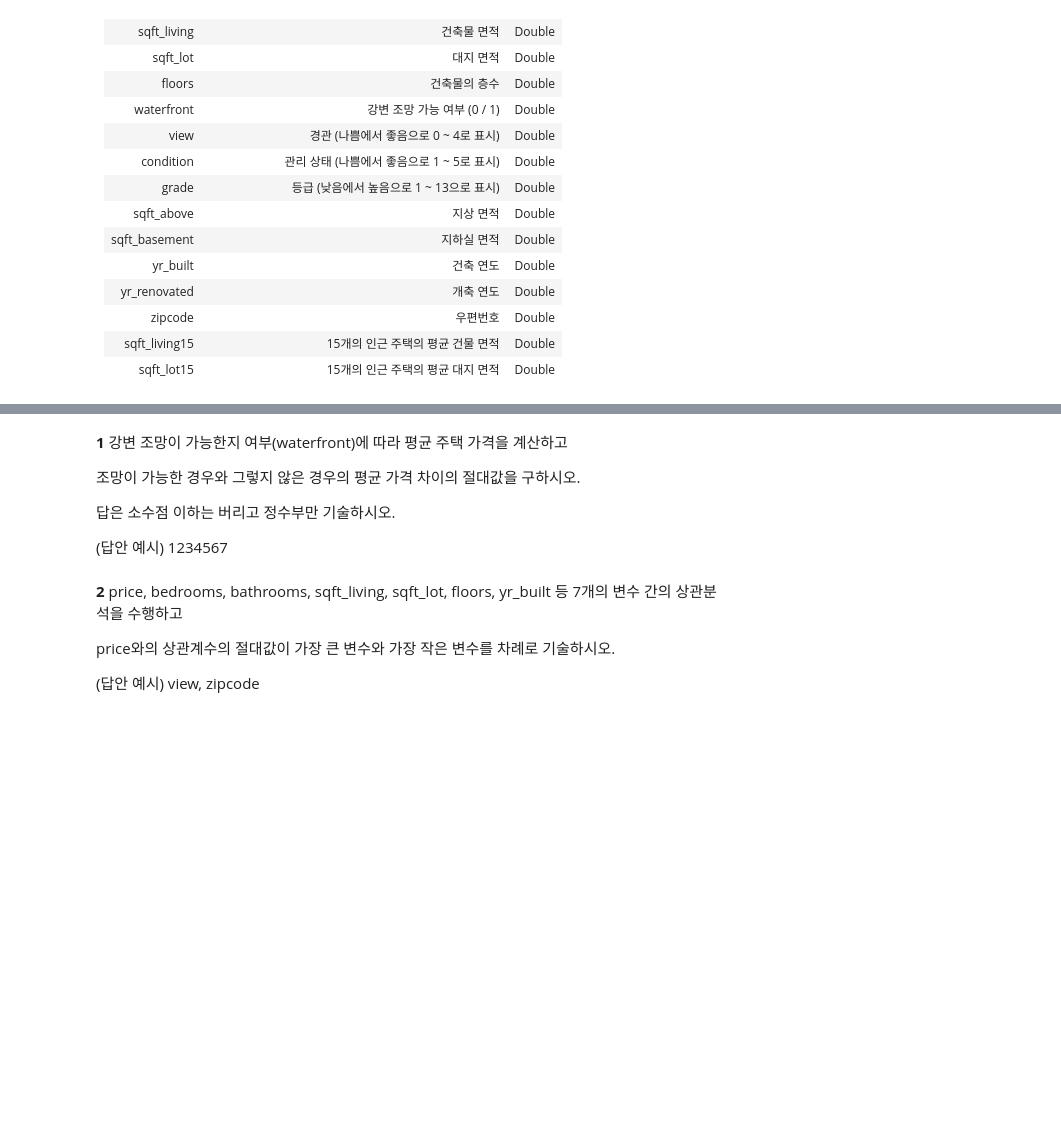
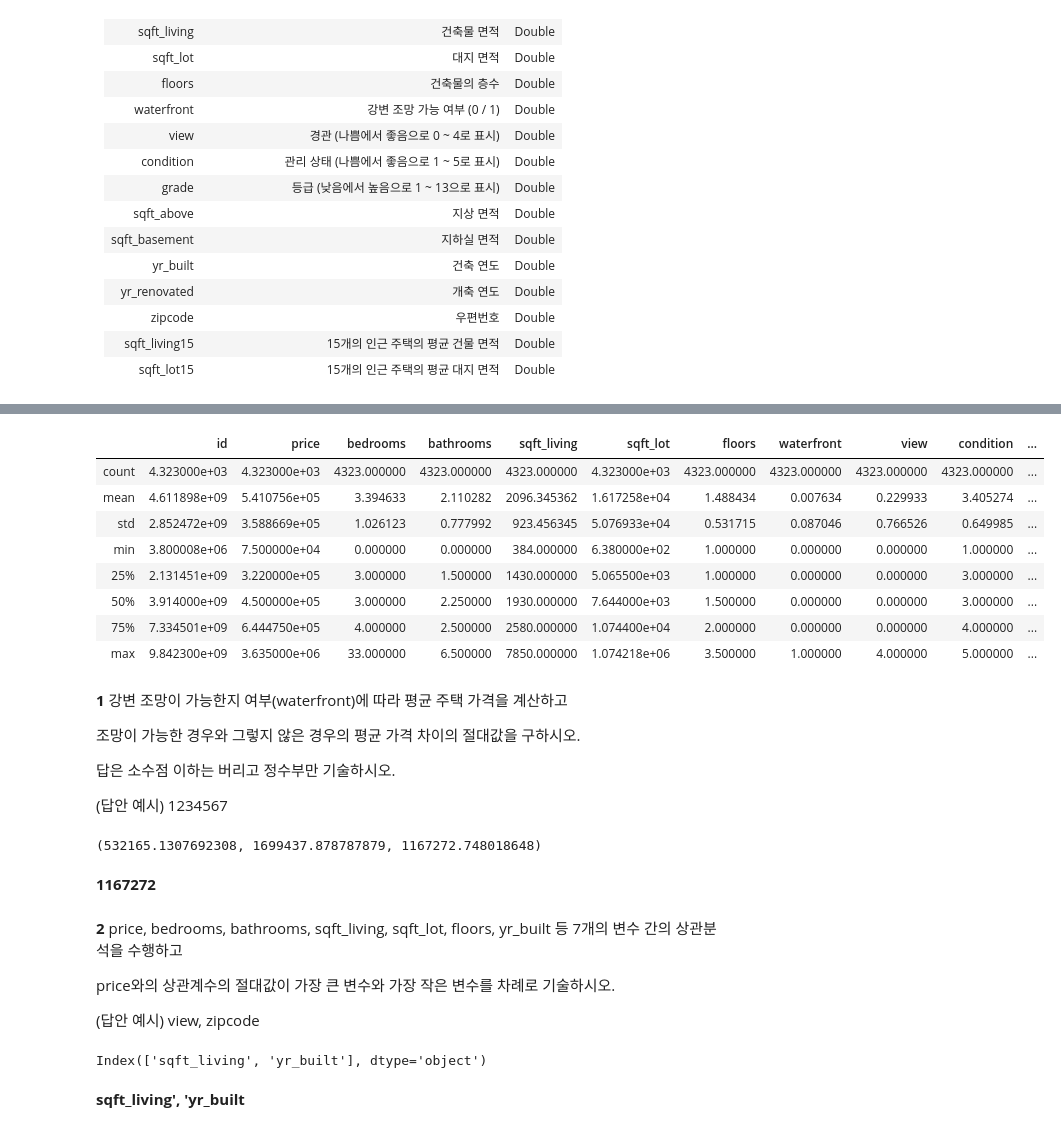
Before and after one commit to sunkusun9/prods_asso, a Jupyter notebook: prods_asso_실기풀이.ipynb, the cells around one changed output, grey strips where cells are left out. Drawn from its saved outputs; the diff is of its cells as text; code cells hidden in the pictures; blank space fills up the shorter version.

```diff
--- a/prods_asso_실기풀이.ipynb
+++ b/prods_asso_실기풀이.ipynb
@@ -105,3 +212,15 @@ sklearn.linear_model.LogisticRegression, solver='liblinear', random_state=123
+# %%
+df_06.describe()
+# %% [output]
+|  | id | price | bedrooms | bathrooms | sqft_living | sqft_lot | floors | waterfront | view | condition | ... |
+| count | 4.323000e+03 | 4.323000e+03 | 4323.000000 | 4323.000000 | 4323.000000 | 4.323000e+03 | 4323.000000 | 4323.000000 | 4323.000000 | 4323.000000 | ... |
+| mean | 4.611898e+09 | 5.410756e+05 | 3.394633 | 2.110282 | 2096.345362 | 1.617258e+04 | 1.488434 | 0.007634 | 0.229933 | 3.405274 | ... |
+| std | 2.852472e+09 | 3.588669e+05 | 1.026123 | 0.777992 | 923.456345 | 5.076933e+04 | 0.531715 | 0.087046 | 0.766526 | 0.649985 | ... |
+| min | 3.800008e+06 | 7.500000e+04 | 0.000000 | 0.000000 | 384.000000 | 6.380000e+02 | 1.000000 | 0.000000 | 0.000000 | 1.000000 | ... |
+| 25% | 2.131451e+09 | 3.220000e+05 | 3.000000 | 1.500000 | 1430.000000 | 5.065500e+03 | 1.000000 | 0.000000 | 0.000000 | 3.000000 | ... |
+| 50% | 3.914000e+09 | 4.500000e+05 | 3.000000 | 2.250000 | 1930.000000 | 7.644000e+03 | 1.500000 | 0.000000 | 0.000000 | 3.000000 | ... |
+| 75% | 7.334501e+09 | 6.444750e+05 | 4.000000 | 2.500000 | 2580.000000 | 1.074400e+04 | 2.000000 | 0.000000 | 0.000000 | 4.000000 | ... |
+| max | 9.842300e+09 | 3.635000e+06 | 33.000000 | 6.500000 | 7850.000000 | 1.074218e+06 | 3.500000 | 1.000000 | 4.000000 | 5.000000 | ... |
 # %% [markdown]
 **1** 강변 조망이 가능한지 여부(waterfront)에 따라 평균 주택 가격을 계산하고
 
@@ -110,12 +229,26 @@ sklearn.linear_model.LogisticRegression, solver='liblinear', random_state=123
 답은 소수점 이하는 버리고 정수부만 기술하시오.
 
 (답안 예시) 1234567
+# %%
+a, b = df_06.groupby('waterfront')['price'].mean()
+a, b, b-a
+# %% [output]
+(532165.1307692308, 1699437.878787879, 1167272.748018648)
+# %% [markdown]
+**1167272**
 # %% [markdown]
 **2** price, bedrooms, bathrooms, sqft_living, sqft_lot, floors, yr_built 등 7개의 변수 간의 상관분석을 수행하고
 
 price와의 상관계수의 절대값이 가장 큰 변수와 가장 작은 변수를 차례로 기술하시오.
 
 (답안 예시) view, zipcode
+# %%
+X = ['price', 'bedrooms', 'bathrooms', 'sqft_living', 'sqft_lot', 'floors', 'yr_built']
+df_06[X].corr().loc['price'].abs().iloc[1:].sort_values().iloc[[-1, 0]].index
+# %% [output]
+Index(['sqft_living', 'yr_built'], dtype='object')
+# %% [markdown]
+**sqft_living', 'yr_built**
 # %% [markdown]
 **3** id, date, 그리고 zipcode를 제외한 모든 변수를 독립변수로, price를 종속변수로 하여 회귀분석을 수행하시오.
 
```
Also changed, not shown: parts of 20 cells of this notebook, 2 other files.
